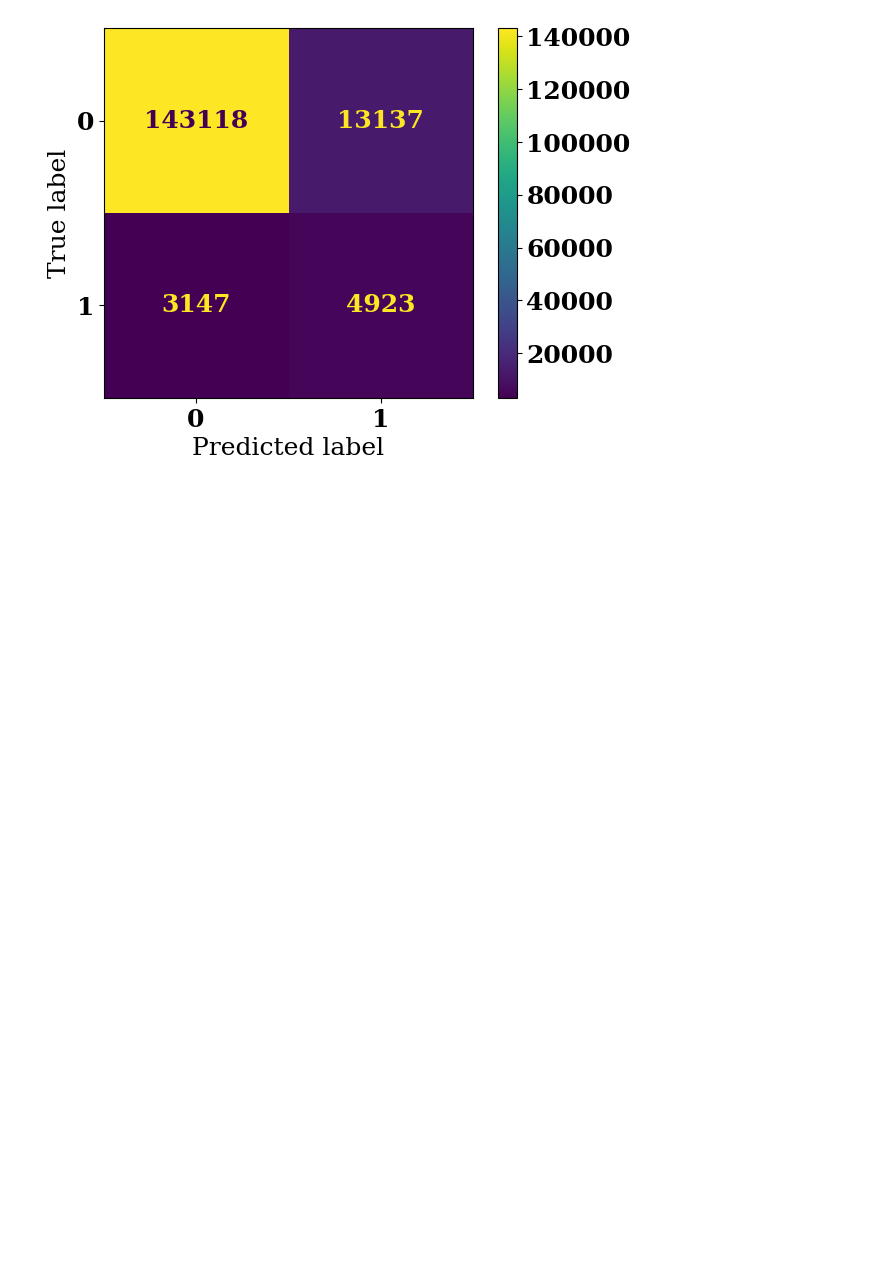
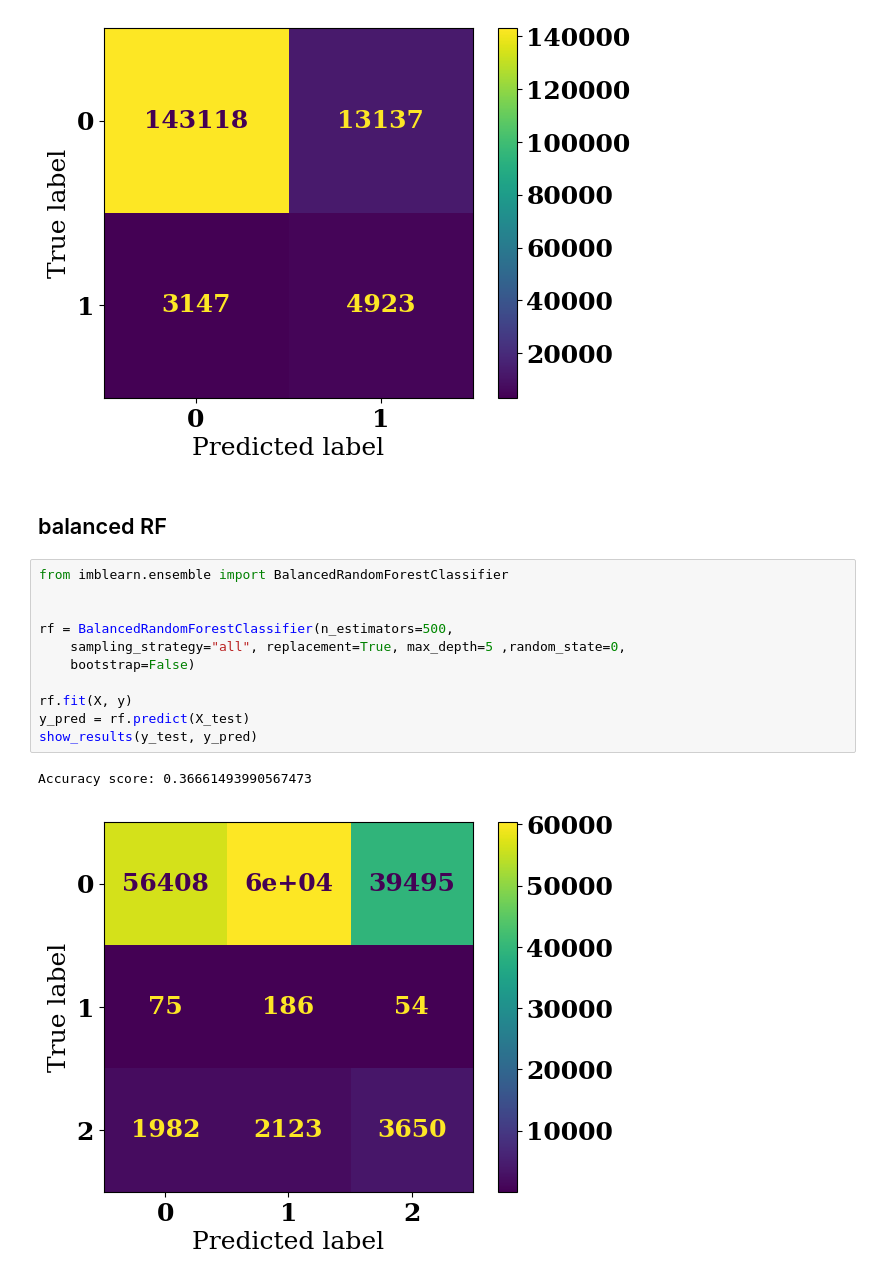
Before and after one commit to otavio-hbf/oversampling-strategies, a Jupyter notebook: oversampling/rebagg.ipynb, the cells around one changed output. Saved outputs shown, nothing was run; the diff lists cells and outputs as text; blank space fills up the shorter version.

```diff
--- a/oversampling/rebagg.ipynb
+++ b/oversampling/rebagg.ipynb
@@ -127,3 +127,19 @@ show_results(y_test_bin, y_pred)
 # %% [output]
 Accuracy score: 0.9009036969420356
 [figure]
+# %% [markdown]
+## balanced RF
+# %%
+from imblearn.ensemble import BalancedRandomForestClassifier
+
+
+rf = BalancedRandomForestClassifier(n_estimators=500,
+    sampling_strategy="all", replacement=True, max_depth=5 ,random_state=0,
+    bootstrap=False)
+
+rf.fit(X, y)
+y_pred = rf.predict(X_test)
+show_results(y_test, y_pred)
+# %% [output]
+Accuracy score: 0.36661493990567473
+[figure, added]
```
Also changed, not shown: parts of 1 cell of this notebook.
